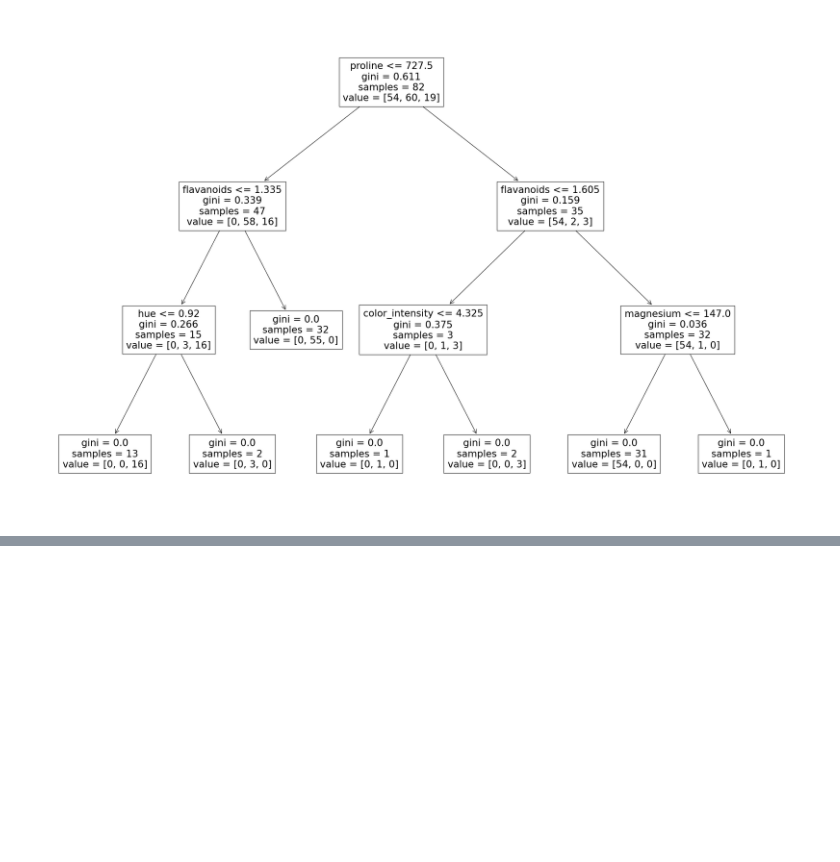
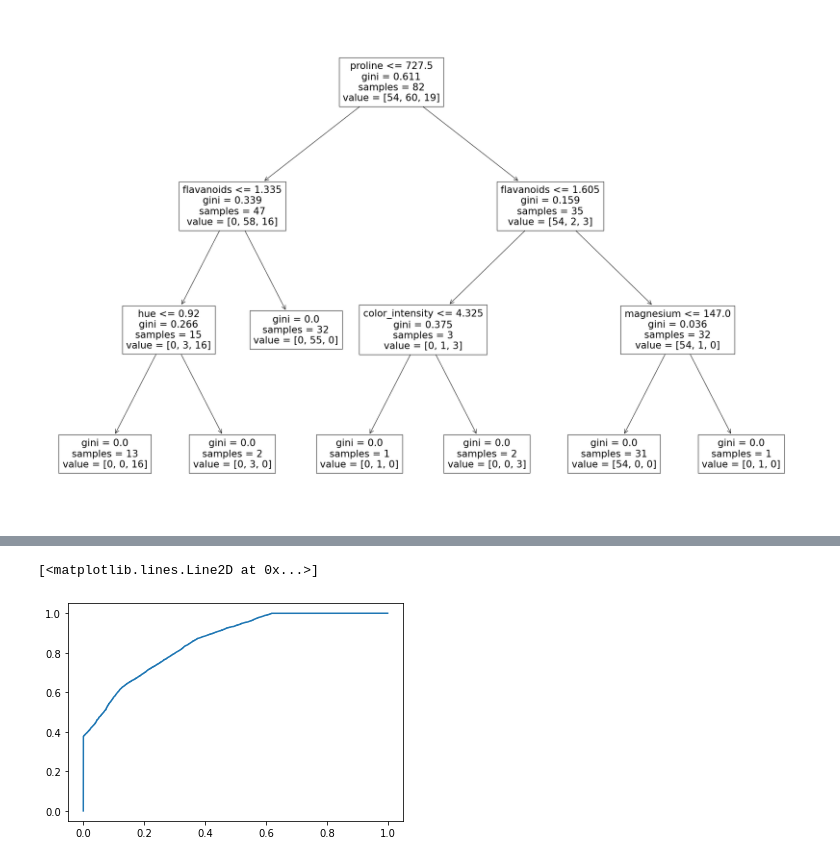
Before and after one commit to maryamsaeedi17/MachineLearning, a Jupyter notebook: 1-Introduction/4-W3school-machine-learning.ipynb, the cells around one changed output, grey strips where cells are left out. Saved outputs shown, nothing was run; the diff lists cells and outputs as text; code cells hidden in the pictures; blank space fills up the shorter version.

```diff
--- a/1-Introduction/4-W3school-machine-learning.ipynb
+++ b/1-Introduction/4-W3school-machine-learning.ipynb
@@ -690,0 +891,6 @@ plot_tree(clf.estimators_[0], feature_names = X.columns)
+# %%
+fpr, tpr, thresholds = roc_curve(y, y_prob_2)
+plt.plot(fpr, tpr)
+# %% [output]
+[<matplotlib.lines.Line2D at 0x...>]
+[figure, added]
```
Also changed, not shown: parts of 15 cells of this notebook, 1 other file.
